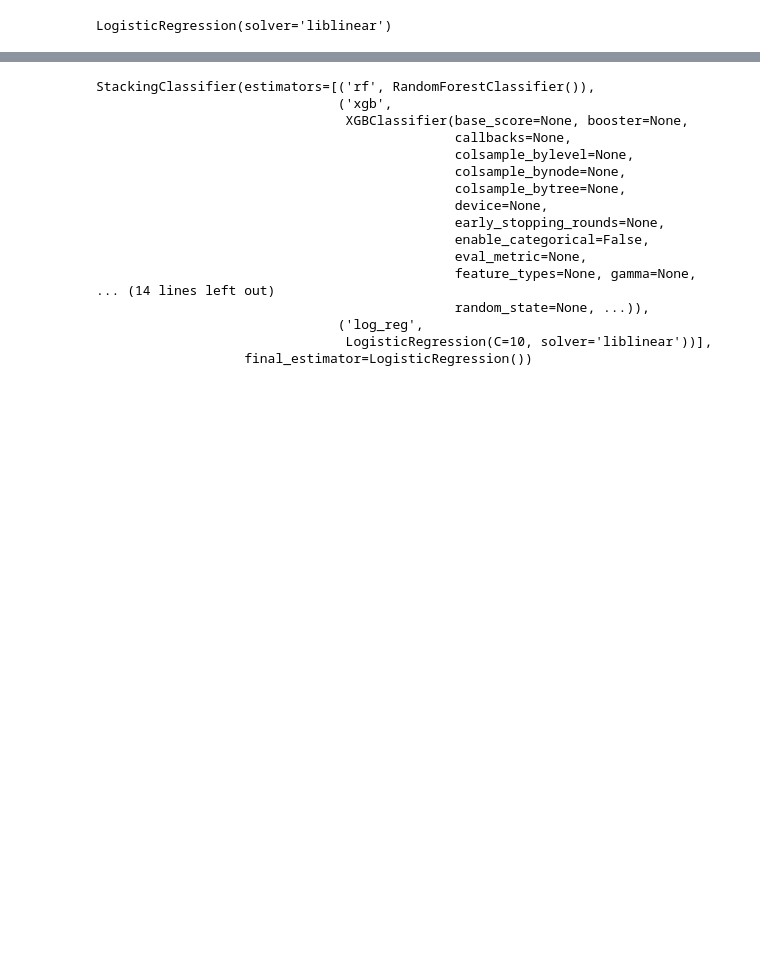
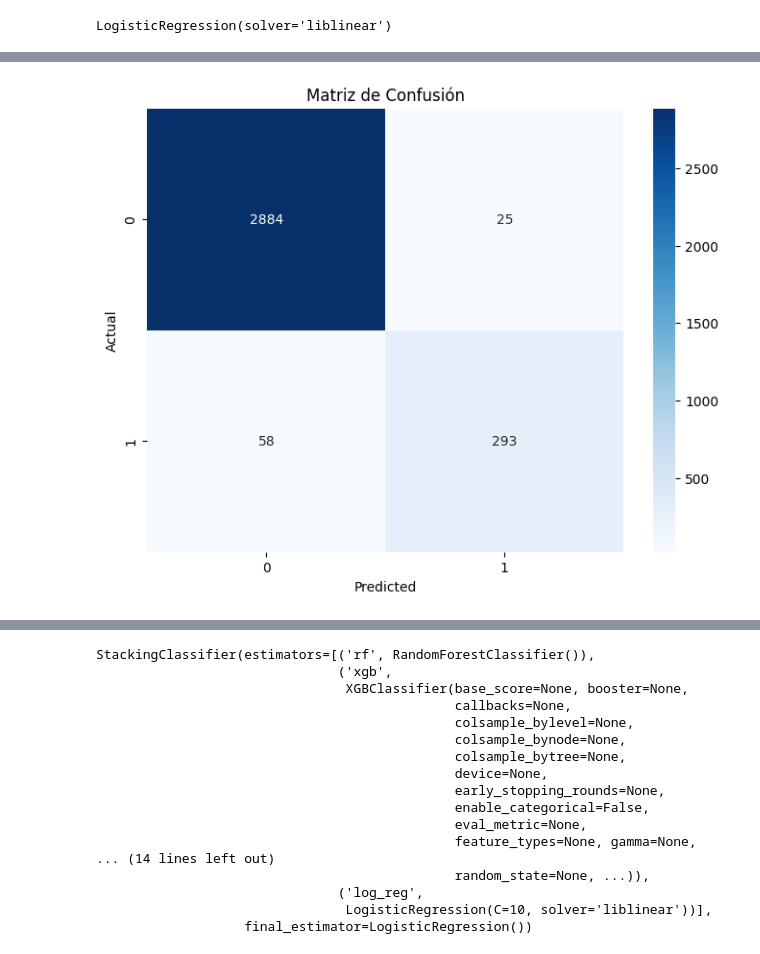
Before and after one commit to CristhianLaines/Tesis-LM-2024-UPC, a Jupyter notebook: MODELO/GENERAL/notebooks.ipynb, the cells around one changed output, grey strips where cells are left out. Drawn from its saved outputs; the diff is of its cells as text; code cells hidden in the pictures; blank space fills up the shorter version.

```diff
--- a/MODELO/GENERAL/notebooks.ipynb
+++ b/MODELO/GENERAL/notebooks.ipynb
@@ -1214,13 +1206,0 @@ pd.DataFrame(confusion_matrix, columns=['Predicción NO', 'Predicción SI'], ind
-# %%
-## RANDOM FOREST
-from sklearn.ensemble import RandomForestClassifier
-modelo_rf = RandomForestClassifier(n_estimators=100, random_state=42)
-modelo_rf.fit(x_train, y_train)
-y_pred_rf = modelo_rf.predict(x_test)
-y_pred_rf_proba = modelo_rf.predict_proba(x_test)
-
-from sklearn.metrics import accuracy_score, confusion_matrix, classification_report
-confusion_matrix_rf = confusion_matrix(y_test, y_pred_rf)
-print(confusion_matrix_rf)
-
-pd.DataFrame(confusion_matrix_rf, columns=['Predicción NO', 'Predicción SI'], index=['Real NO', 'Real SI'])
@@ -1287,0 +1253,60 @@ Parameters: { "objectives" } are not used.
+# %%
+## RANDOM FOREST
+from sklearn.ensemble import RandomForestClassifier
+from sklearn.model_selection import GridSearchCV
+from sklearn.metrics import accuracy_score, precision_score, recall_score, f1_score, roc_auc_score, confusion_matrix, classification_report
+import matplotlib.pyplot as plt
+import seaborn as sns
+import pandas as pd
+
+# Definir el modelo de Random Forest
+rf = RandomForestClassifier(random_state=42)
+
+# Definir los hiperparámetros a tunear
+param_grid_rf = {
+    'n_estimators': [100, 200, 300],
+    'max_depth': [10, 20, 30],
+    'min_samples_split': [2, 5, 10],
+    'min_samples_leaf': [1, 2, 4],
+    'bootstrap': [True, False]
+}
+
+# Implementar GridSearchCV para encontrar los mejores parámetros
+grid_rf = GridSearchCV(estimator=rf, param_grid=param_grid_rf, cv=5, n_jobs=-1, verbose=1, scoring='accuracy')
+grid_rf.fit(x_train, y_train)
+
+# Obtener los mejores parámetros y ajustar el modelo con ellos
+best_rf = grid_rf.best_estimator_
+print("Mejores parámetros Random Forest:", grid_rf.best_params_)
+
+# Predecir con el modelo ajustado con los mejores parámetros
+y_pred_rf = best_rf.predict(x_test)
+y_pred_rf_proba = best_rf.predict_proba(x_test)[:, 1]
+
+# Calcular las métricas
+accuracy = accuracy_score(y_test, y_pred_rf)
+precision = precision_score(y_test, y_pred_rf)
+recall = recall_score(y_test, y_pred_rf)
+f1 = f1_score(y_test, y_pred_rf)
+roc_auc = roc_auc_score(y_test, y_pred_rf_proba)
+
+# Imprimir las métricas
+print(f'Accuracy: {accuracy:.4f}')
+print(f'Precision: {precision:.4f}')
+print(f'Recall: {recall:.4f}')
+print(f'F1 Score: {f1:.4f}')
+print(f'ROC AUC: {roc_auc:.4f}')
+
+# Mostrar la matriz de confusión
+conf_matrix = confusion_matrix(y_test, y_pred_rf)
+plt.figure(figsize=(8, 6))
+sns.heatmap(conf_matrix, annot=True, fmt='d', cmap='Blues')
+plt.title('Matriz de Confusión')
+plt.xlabel('Predicted')
+plt.ylabel('Actual')
+plt.savefig('confusion_matrix.png')
+plt.show()
+
+# Reporte de clasificación
+print(classification_report(y_test, y_pred_rf))
+# %% [output]
@@ -1287,0 +1320 @@ Parameters: { "objectives" } are not used.
+[figure, added]
```
Also changed, not shown: parts of 27 cells of this notebook, 4 other files.
